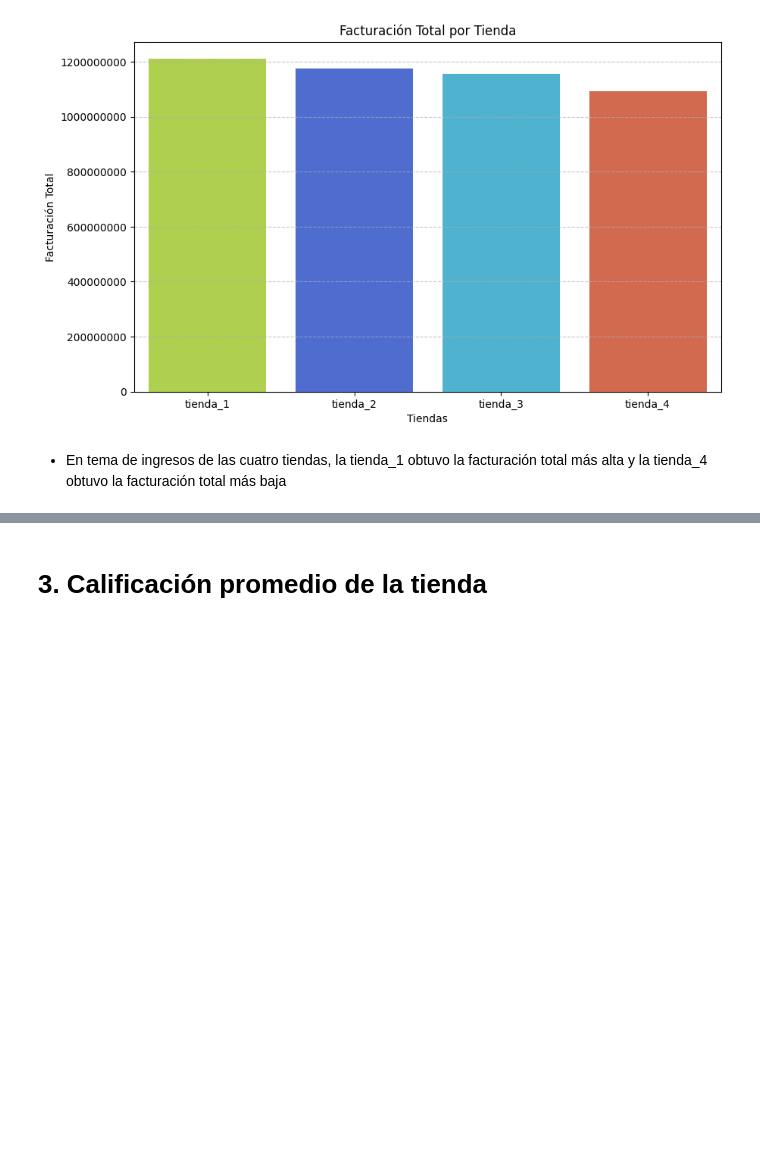
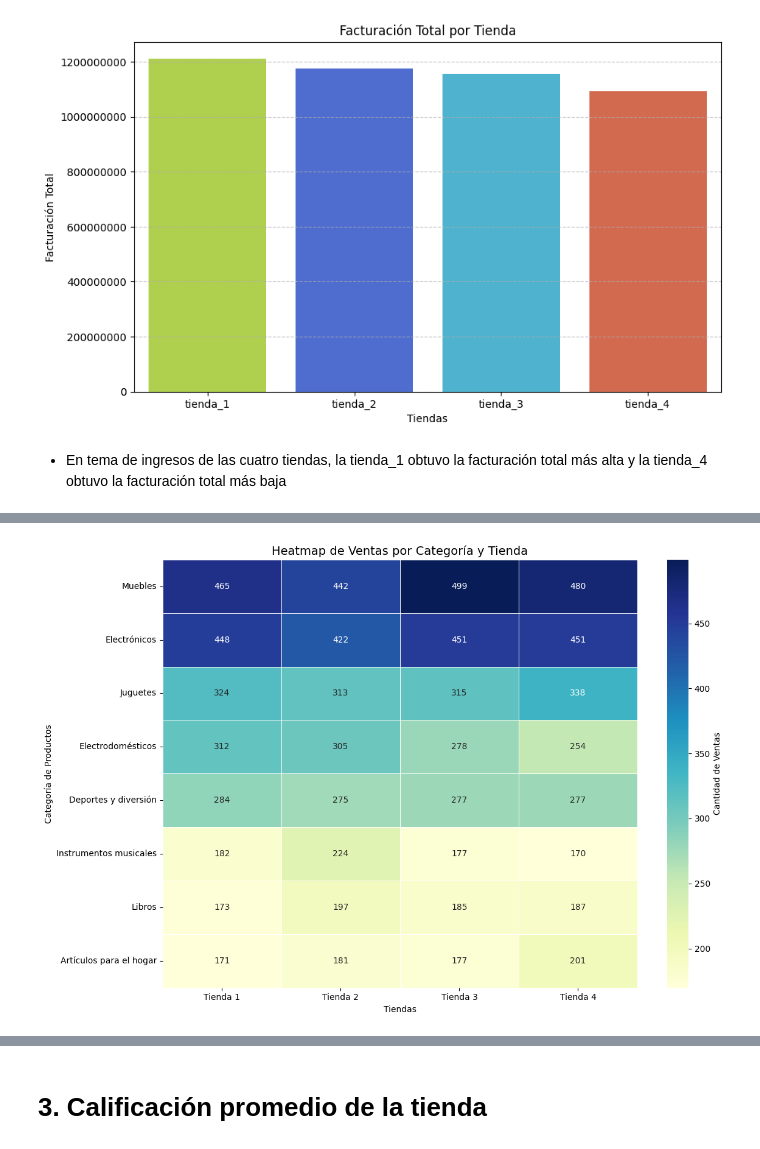
Before and after one commit to LenninTemoche/Challenge-Alura-Store-One-DS, a Jupyter notebook: AluraStoreLatam.ipynb, the cells around one changed output, grey strips where cells are left out. Saved outputs shown, nothing was run; the diff lists cells and outputs as text; code cells hidden in the pictures; blank space fills up the shorter version.

Commit message:
se realiza análisis de ventas por categoría y se agrega heatmap

```diff
--- a/AluraStoreLatam.ipynb
+++ b/AluraStoreLatam.ipynb
@@ -315,0 +358,24 @@ plt.show()
+# %%
+# Graficamos con un Heatmap
+heatmap_data = ventas_por_categoria_df.set_index(
+    "Categoría de Productos"
+)[["Tienda 1", "Tienda 2", "Tienda 3", "Tienda 4"]]
+plt.figure(figsize=(12, 8))
+
+sns.heatmap(
+    heatmap_data,
+    annot=True,
+    fmt="d",
+    cmap="YlGnBu",
+    linewidths=0.5,
+    cbar_kws={"label": "Cantidad de Ventas"}
+)
+
+plt.title("Heatmap de Ventas por Categoría y Tienda", fontsize=14)
+plt.xlabel("Tiendas")
+plt.ylabel("Categoría de Productos")
+
+plt.tight_layout()
+plt.show()
+# %% [output]
+[figure, added]
```
Also changed, not shown: parts of 4 cells of this notebook.
